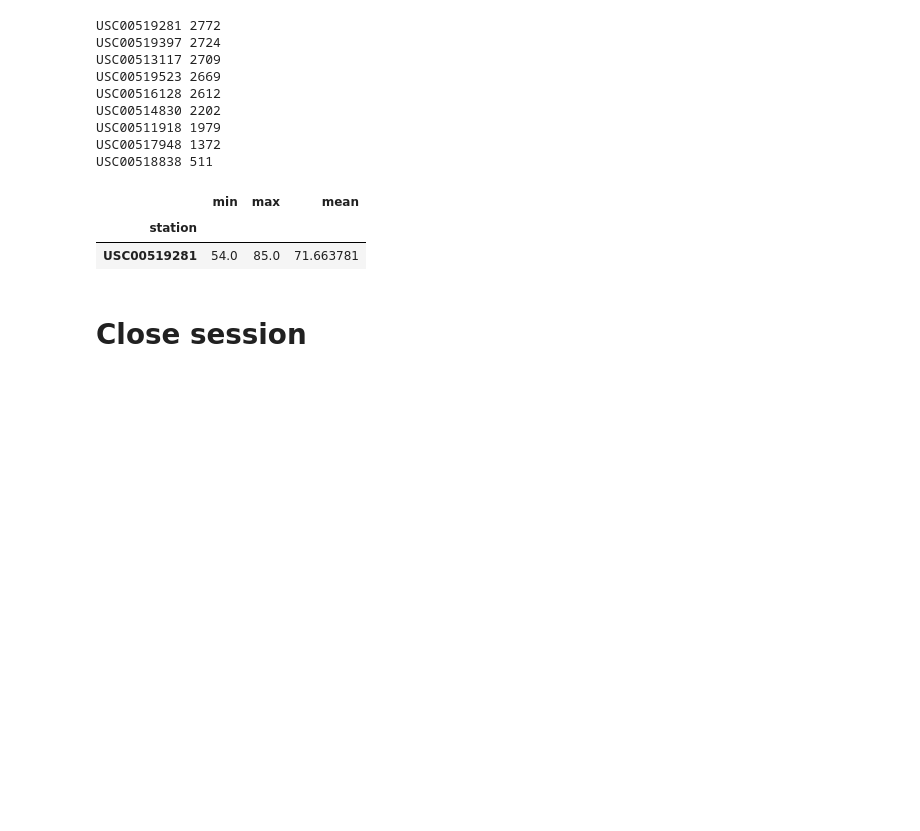
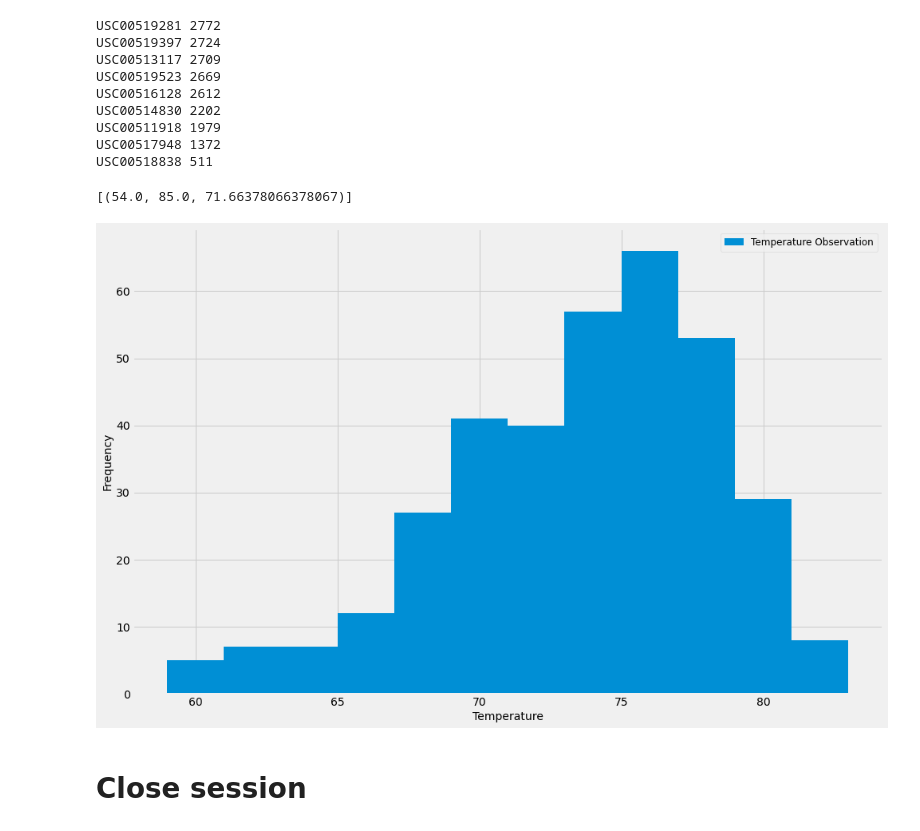
Before and after one commit to cayelsie/SQLalchemy-Hawaii-trip, a Jupyter notebook: climate_main.ipynb, the cells around one changed output. Drawn from its saved outputs; the diff is of its cells as text; code cells hidden in the pictures; blank space fills up the shorter version.

```diff
--- a/climate_main.ipynb
+++ b/climate_main.ipynb
@@ -209,15 +218,8 @@ USC00517948 1372
 USC00518838 511
 # %%
 # Using the most active station id from the previous query, calculate the lowest, highest, and average temperature.
-active_data = session.query(Measurement.station, Measurement.tobs).filter(Measurement.station == "USC00519281").all()
-active_data
-
-
-#Probably not the way I'm supposed to do it, but this method works...make into a df and do aggregate calculations
-active_data_df = pd.DataFrame(active_data)
-active_data_df
-active_data_df.groupby(["station"])["tobs"].agg(['min', 'max', 'mean'])
+session.query(func.min(Measurement.tobs),
+              func.max(Measurement.tobs),
+              func.avg(Measurement.tobs)).filter(Measurement.station == "USC00519281").all()
 # %% [output]
-|  | min | max | mean |
-| station |  |  |  |
-| USC00519281 | 54.0 | 85.0 | 71.663781 |
+[(54.0, 85.0, 71.66378066378067)]
@@ -227,3 +226,29 @@ active_data_df.groupby(["station"])["tobs"].agg(['min', 'max', 'mean'])
+# %%
+# Using the most active station id
+# Query the last 12 months of temperature observation data for this station and plot the results as a histogram
+
+#Query last 12 months but with temp and filter for most active station
+temp = session.query(Measurement.date, Measurement.tobs).filter(Measurement.date >= last_year).\
+    filter(Measurement.station == "USC00519281").all()
+temp
+
+# Save the query results as a Pandas DataFrame and set the index to the date column
+temp_df = pd.DataFrame(temp)
+reset_temp_df = temp_df.set_index('date')
+reset_temp_df
+
+#Create a histogram of temperature observations
+reset_temp_df['tobs'].plot.hist(grid=True, figsize=(15, 10), bins = 12)
+plt.xlabel("Temperature", fontsize = 14)
+plt.ylabel("Frequency", fontsize = 14)
+plt.legend(["Temperature Observation"], loc = "best", prop={"size": 12})
+# plt.title("Temperatures in Hawaii, 8/23/16 - 8/23/17", fontsize = 18)
+
+
+#Display the plot
+plt.show()
+# %% [output]
+[figure, added]
 # %% [markdown]
 # Close session
 # %%
```
Also changed, not shown: parts of 7 cells of this notebook.
